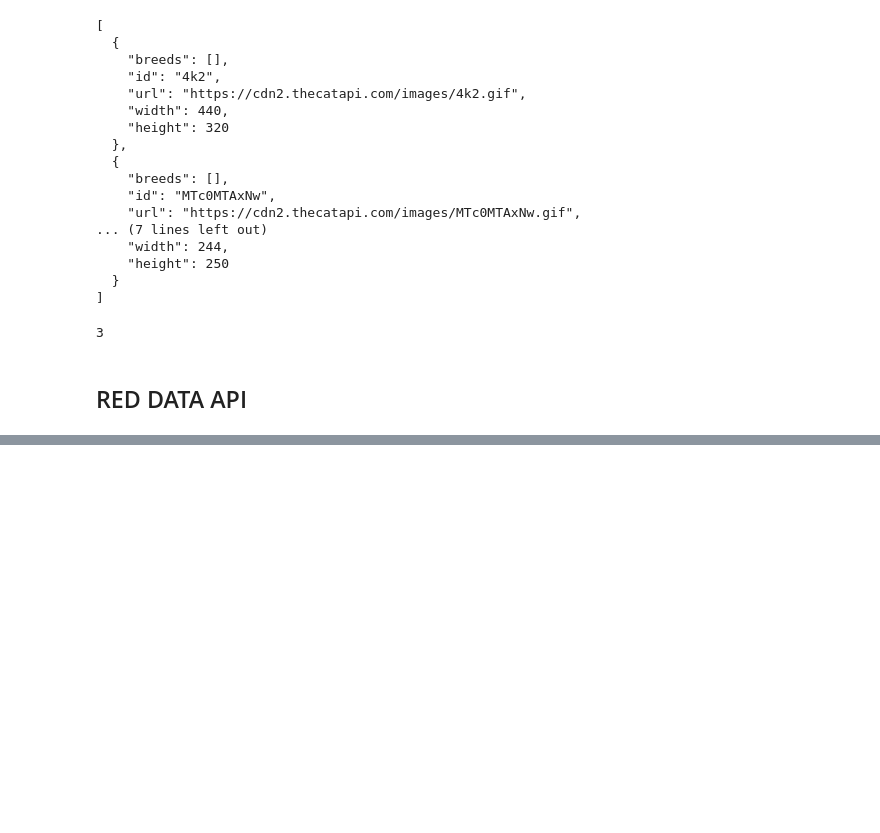
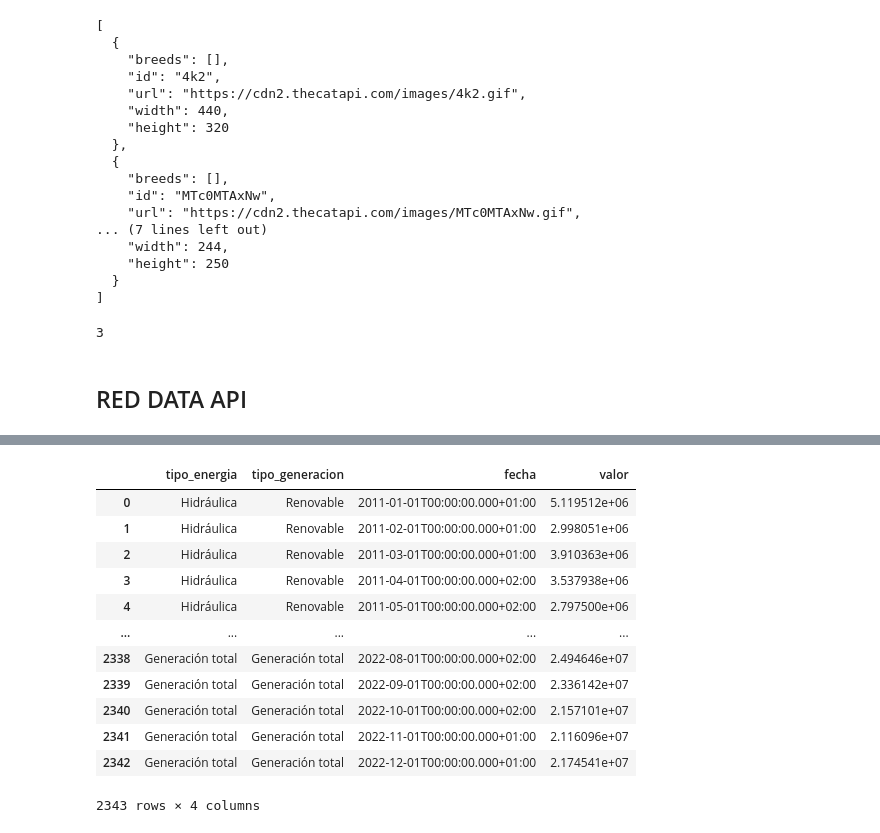
Before and after one commit to Sabri667/Ejercicios_Promo_69_M-dulo_1_Python, a Jupyter notebook: MODULO_2_BASES_Y_EXTRACCION_DE_DATOS/mod_2_API's_II.ipynb, the cells around one changed output, grey strips where cells are left out. Saved outputs shown, nothing was run; the diff lists cells and outputs as text; code cells hidden in the pictures; blank space fills up the shorter version.

```diff
--- a/MODULO_2_BASES_Y_EXTRACCION_DE_DATOS/mod_2_API's_II.ipynb
+++ b/MODULO_2_BASES_Y_EXTRACCION_DE_DATOS/mod_2_API's_II.ipynb
@@ -322,0 +406,14 @@ No se pudo realizar la consulta, error: 400.
+# %%
+diccionario_año = {"tipo_energia": [], "tipo_generacion": [], "fecha": [], "valor": []}
+
+for año in range(2011, 2023):
+    url_nacional = f"https://apidatos.ree.es/es/datos/generacion/estructura-generacion?start_date={año}-01-01T00:00&end_date={año}-12-31T23:59&time_trunc=month"
+    datos_año =  requests.get(url_nacional)
+    json_año = datos_año.json()
+
+    for elemento in json_año["included"]:
+        for dato in elemento["attributes"]["values"]:
+            diccionario_año["tipo_energia"].append(elemento["attributes"]["title"])
+            diccionario_año["tipo_generacion"].append(elemento["attributes"]["type"])
+            diccionario_año["valor"].append(dato["value"])
+            diccionario_año["fecha"].append(dato["datetime"])
@@ -322,0 +424,17 @@ No se pudo realizar la consulta, error: 400.
+# %%
+df=pd.DataFrame(diccionario_año)
+df
+# %% [output]
+|  | tipo_energia | tipo_generacion | fecha | valor |
+| 0 | Hidráulica | Renovable | 2011-01-01T00:00:00.000+01:00 | 5.119512e+06 |
+| 1 | Hidráulica | Renovable | 2011-02-01T00:00:00.000+01:00 | 2.998051e+06 |
+| 2 | Hidráulica | Renovable | 2011-03-01T00:00:00.000+01:00 | 3.910363e+06 |
+| 3 | Hidráulica | Renovable | 2011-04-01T00:00:00.000+02:00 | 3.537938e+06 |
+| 4 | Hidráulica | Renovable | 2011-05-01T00:00:00.000+02:00 | 2.797500e+06 |
+| ... | ... | ... | ... | ... |
+| 2338 | Generación total | Generación total | 2022-08-01T00:00:00.000+02:00 | 2.494646e+07 |
+| 2339 | Generación total | Generación total | 2022-09-01T00:00:00.000+02:00 | 2.336142e+07 |
+| 2340 | Generación total | Generación total | 2022-10-01T00:00:00.000+02:00 | 2.157101e+07 |
+| 2341 | Generación total | Generación total | 2022-11-01T00:00:00.000+01:00 | 2.116096e+07 |
+| 2342 | Generación total | Generación total | 2022-12-01T00:00:00.000+01:00 | 2.174541e+07 |
+2343 rows × 4 columns
```
Also changed, not shown: parts of 14 cells of this notebook.
